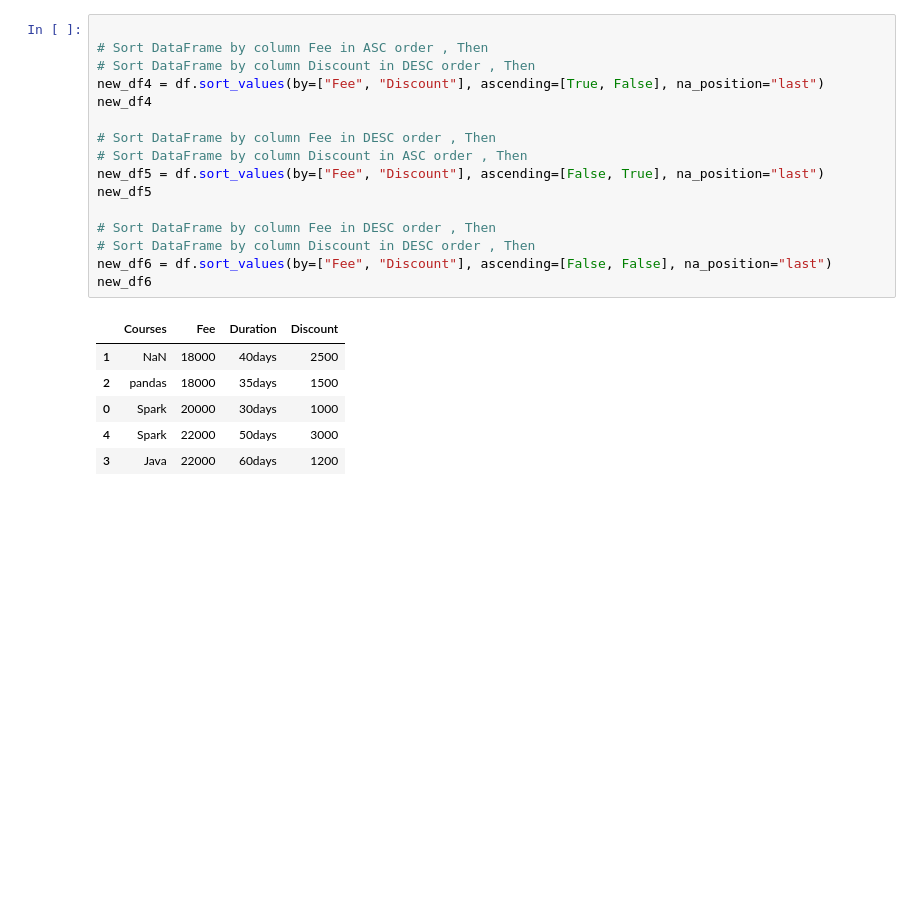
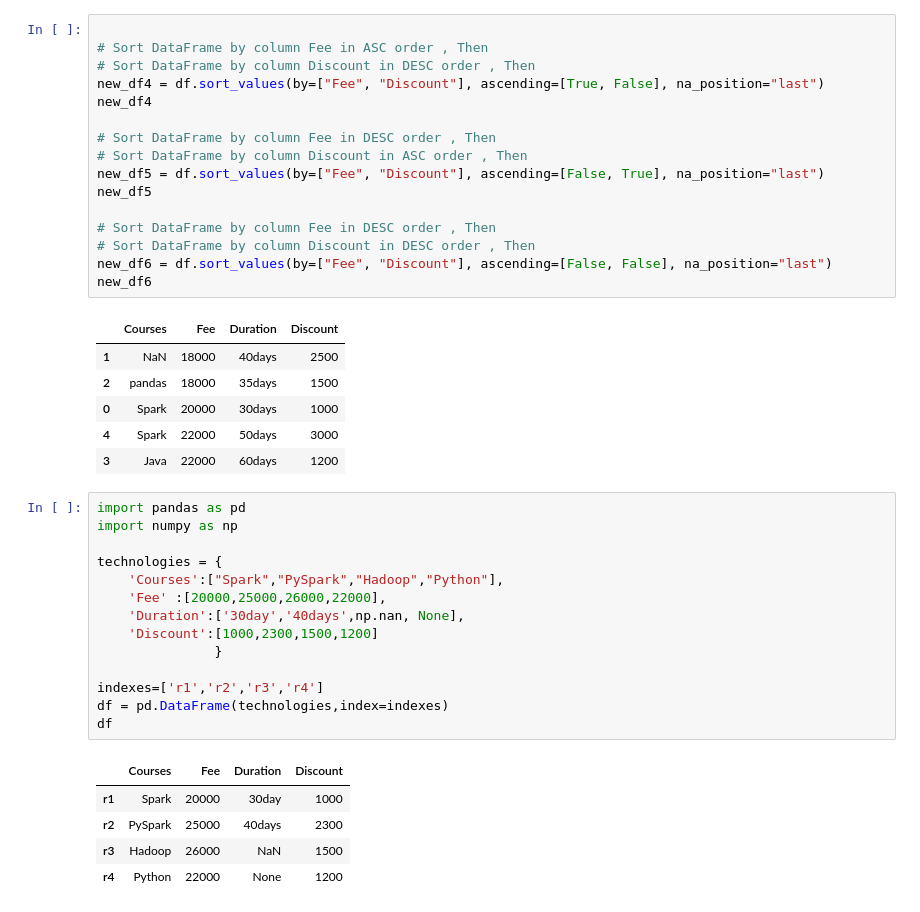
Before and after one commit to StamfordBridgeCodersCrew/python-exersices-drills, a Jupyter notebook: Pandas_Cheatsheet_(Part_2).ipynb, the cells around one changed output. Saved outputs shown, nothing was run; the diff lists cells and outputs as text; blank space fills up the shorter version.

```diff
--- a/Pandas_Cheatsheet_(Part_2).ipynb
+++ b/Pandas_Cheatsheet_(Part_2).ipynb
@@ -568,3 +568,23 @@ new_df6
 | 0 | Spark | 20000 | 30days | 1000 |
 | 4 | Spark | 22000 | 50days | 3000 |
 | 3 | Java | 22000 | 60days | 1200 |
+# %%
+import pandas as pd
+import numpy as np
+
+technologies = {
+    'Courses':["Spark","PySpark","Hadoop","Python"],
+    'Fee' :[20000,25000,26000,22000],
+    'Duration':['30day','40days',np.nan, None],
+    'Discount':[1000,2300,1500,1200]
+               }
+
+indexes=['r1','r2','r3','r4']
+df = pd.DataFrame(technologies,index=indexes)
+df
+# %% [output]
+|  | Courses | Fee | Duration | Discount |
+| r1 | Spark | 20000 | 30day | 1000 |
+| r2 | PySpark | 25000 | 40days | 2300 |
+| r3 | Hadoop | 26000 | NaN | 1500 |
+| r4 | Python | 22000 | None | 1200 |
```
